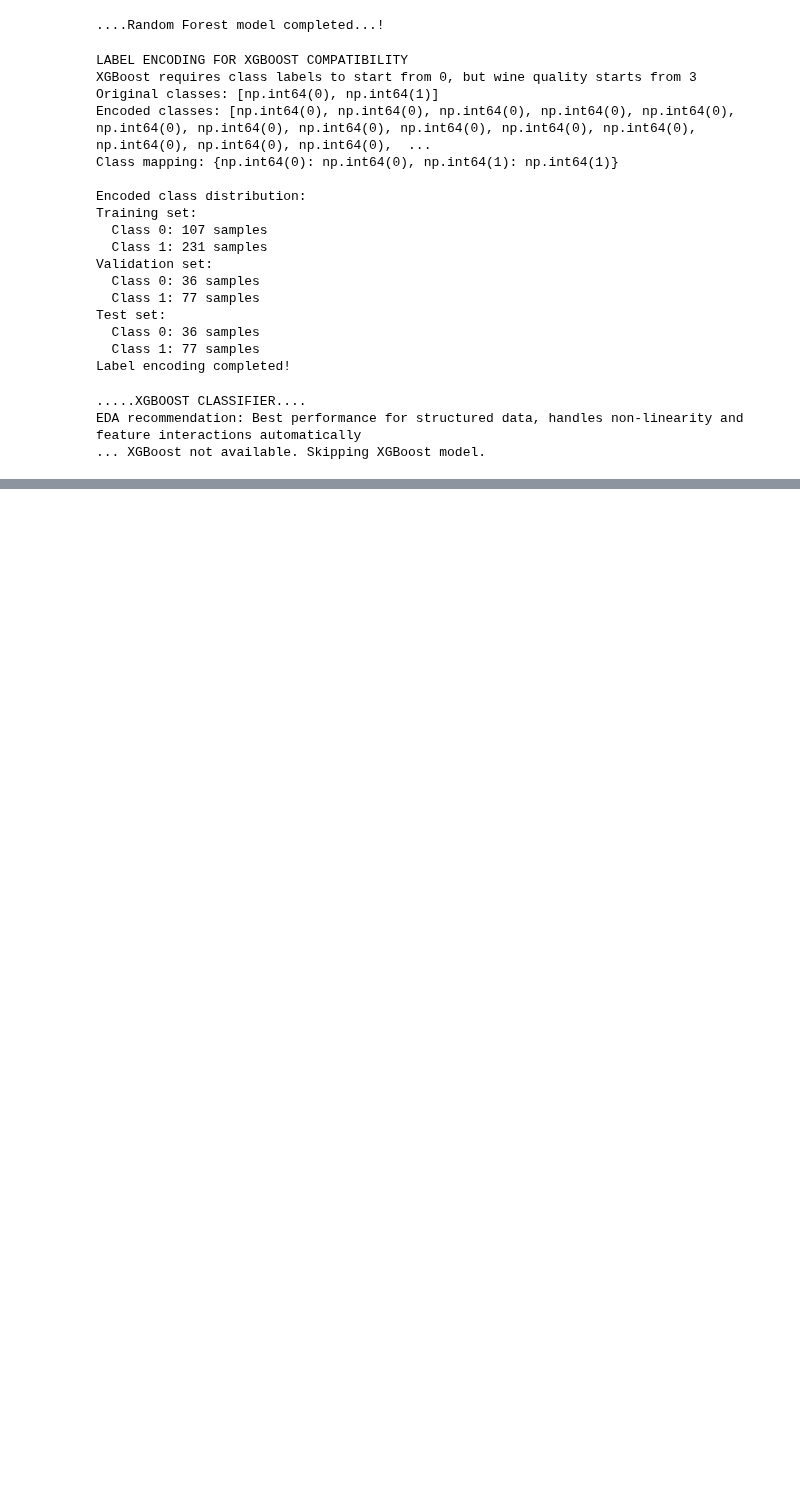
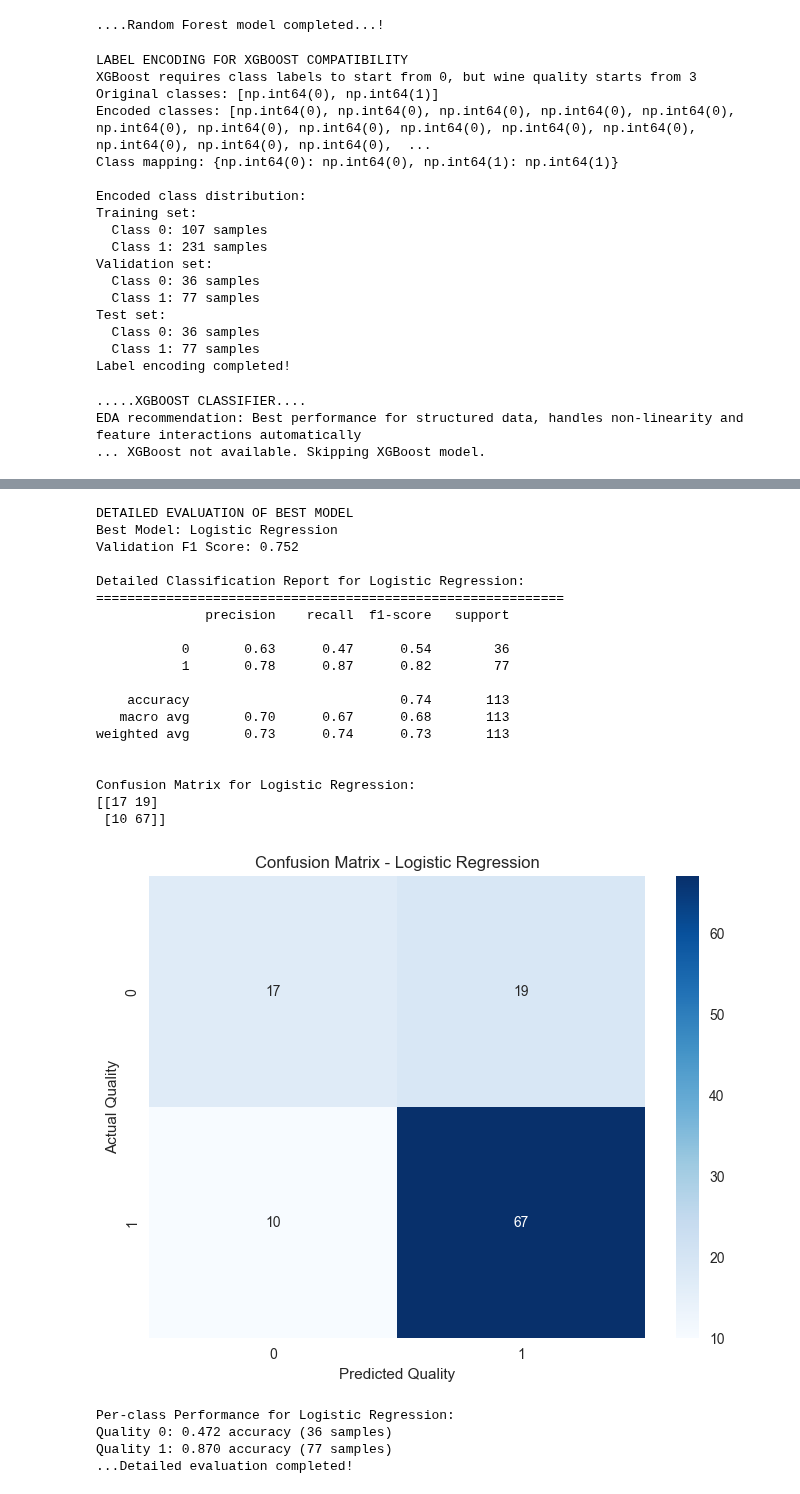
Before and after one commit to bissakaAI/DataAndData_analysis, a Jupyter notebook: Task_folder/pandas/loandatapreprocessing/Modelbuilding.ipynb, the cells around one changed output, grey strips where cells are left out. Saved outputs shown, nothing was run; the diff lists cells and outputs as text; code cells hidden in the pictures; blank space fills up the shorter version.

Commit message:
modelmonday

```diff
--- a/Task_folder/pandas/loandatapreprocessing/Modelbuilding.ipynb
+++ b/Task_folder/pandas/loandatapreprocessing/Modelbuilding.ipynb
@@ -536,0 +525,73 @@ X_train
+# %%
+# Detailed evaluation of best model
+print("DETAILED EVALUATION OF BEST MODEL")
+
+# Get the best model
+if best_model_name == 'Logistic Regression':
+    best_model = baseline_model
+    y_test_pred_best = y_test_pred
+elif best_model_name == 'Random Forest':
+    best_model = rf_model
+    y_test_pred_best = y_test_pred_rf
+elif best_model_name == 'XGBoost':
+    best_model = xgb_model
+    y_test_pred_best = y_test_pred_xgb
+
+print(f"Best Model: {best_model_name}")
+print(f"Validation F1 Score: {best_model_score:.3f}")
+
+# Detailed classification report
+print(f"\nDetailed Classification Report for {best_model_name}:")
+print("=" * 60)
+print(classification_report(y_test, y_test_pred_best))
+
+# Confusion matrix
+print(f"\nConfusion Matrix for {best_model_name}:")
+cm = confusion_matrix(y_test, y_test_pred_best)
+print(cm)
+
+# Visualize confusion matrix
+plt.figure(figsize=(8, 6))
+sns.heatmap(cm, annot=True, fmt='d', cmap='Blues',
+            xticklabels=sorted(y_test.unique()),
+            yticklabels=sorted(y_test.unique()))
+plt.title(f'Confusion Matrix - {best_model_name}')
+plt.xlabel('Predicted Quality')
+plt.ylabel('Actual Quality')
+plt.show()
+
+# Per-class performance
+print(f"\nPer-class Performance for {best_model_name}:")
+unique_classes = sorted(y_test.unique())
+for class_label in unique_classes:
+    class_mask = y_test == class_label
+    if class_mask.sum() > 0:  # Only if class exists in test set
+        class_accuracy = accuracy_score(y_test[class_mask], y_test_pred_best[class_mask])
+        print(f"Quality {class_label}: {class_accuracy:.3f} accuracy ({class_mask.sum()} samples)")
+
+print("...Detailed evaluation completed!")
+# %% [output]
+DETAILED EVALUATION OF BEST MODEL
+Best Model: Logistic Regression
+Validation F1 Score: 0.752
+
+Detailed Classification Report for Logistic Regression:
+============================================================
+              precision    recall  f1-score   support
+
+           0       0.63      0.47      0.54        36
+           1       0.78      0.87      0.82        77
+
+    accuracy                           0.74       113
+   macro avg       0.70      0.67      0.68       113
+weighted avg       0.73      0.74      0.73       113
+
+
+Confusion Matrix for Logistic Regression:
+[[17 19]
+ [10 67]]
+[figure, added]
+Per-class Performance for Logistic Regression:
+Quality 0: 0.472 accuracy (36 samples)
+Quality 1: 0.870 accuracy (77 samples)
+...Detailed evaluation completed!
```
Also changed, not shown: parts of 6 cells of this notebook, 13 other files.
